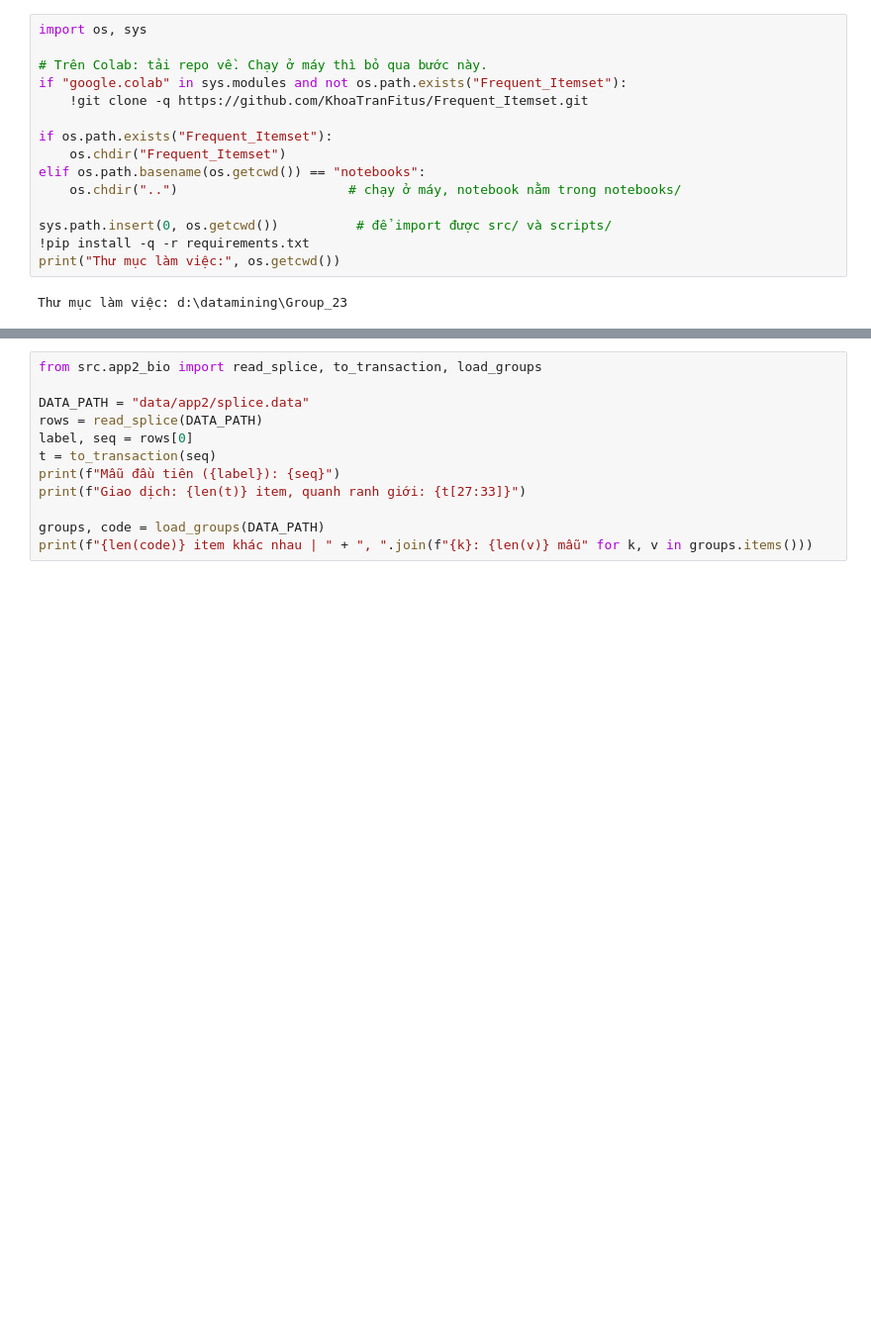
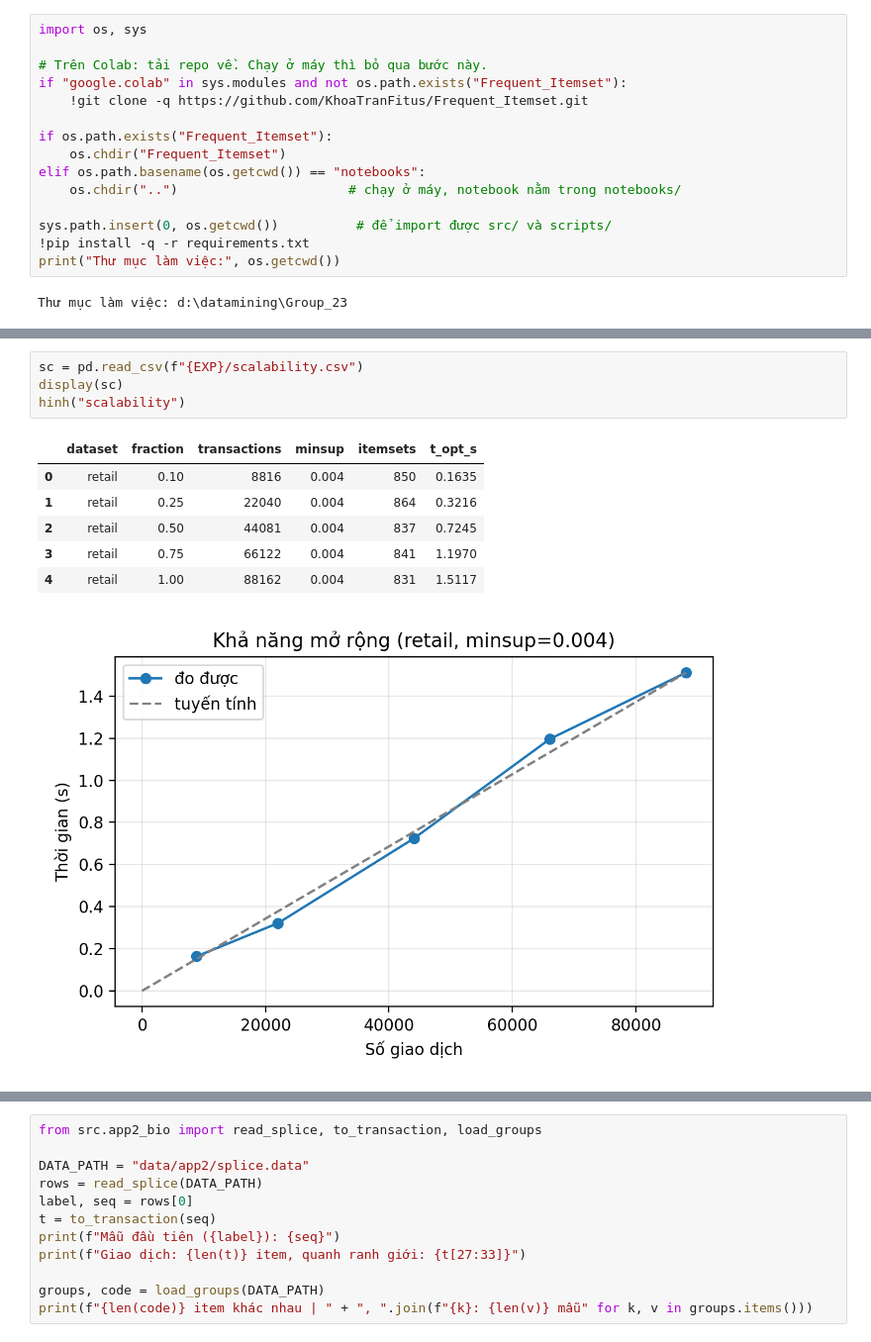
Before and after one commit to KhoaTranFitus/Frequent_Itemset, a Jupyter notebook: notebooks/demo.ipynb, the cells around one changed output, grey strips where cells are left out. Shown at 99% size. Drawn from its saved outputs; the diff is of its cells as text; blank space fills up the shorter version.

```diff
--- a/notebooks/demo.ipynb
+++ b/notebooks/demo.ipynb
@@ -20,0 +201,12 @@ Thư mục làm việc: d:\datamining\Group_23
+# %%
+sc = pd.read_csv(f"{EXP}/scalability.csv")
+display(sc)
+hinh("scalability")
+# %% [output]
+|  | dataset | fraction | transactions | minsup | itemsets | t_opt_s |
+| 0 | retail | 0.10 | 8816 | 0.004 | 850 | 0.1635 |
+| 1 | retail | 0.25 | 22040 | 0.004 | 864 | 0.3216 |
+| 2 | retail | 0.50 | 44081 | 0.004 | 837 | 0.7245 |
+| 3 | retail | 0.75 | 66122 | 0.004 | 841 | 1.1970 |
+| 4 | retail | 1.00 | 88162 | 0.004 | 831 | 1.5117 |
+[figure, added]
```
Also changed, not shown: parts of 97 cells of this notebook, 3 other files.
